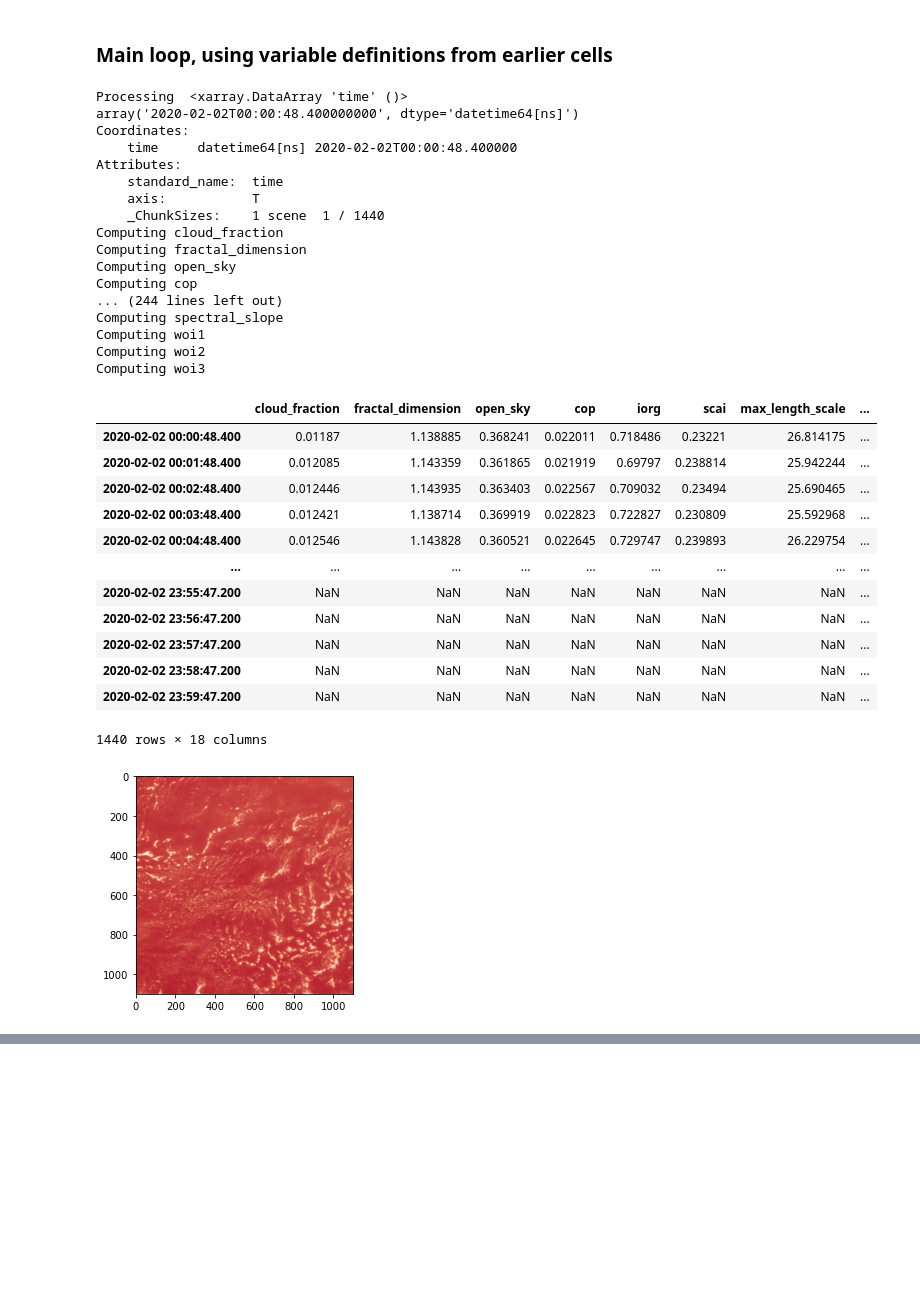
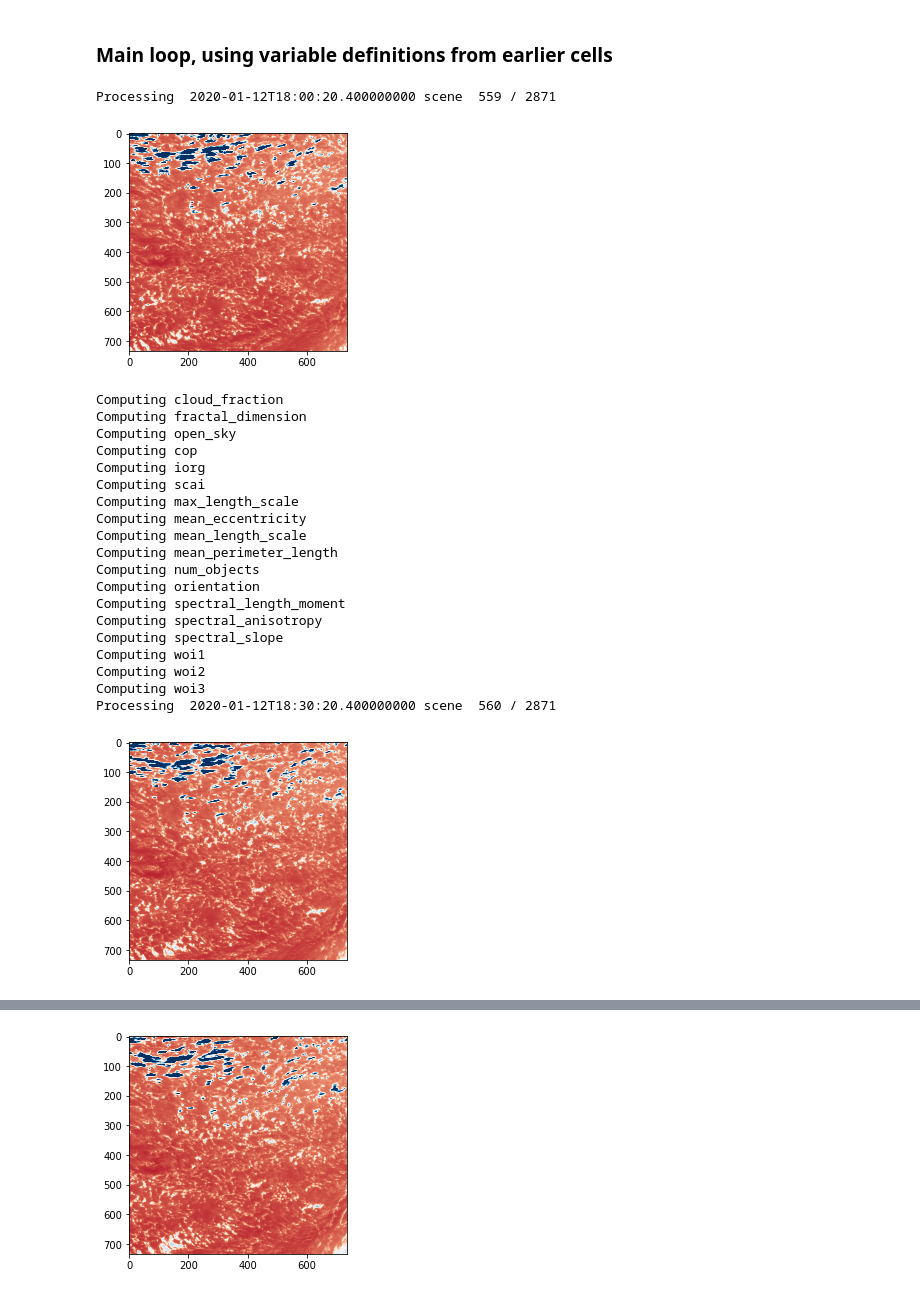
Before and after one commit to martinjanssens/cloudmetrics-c3ontext, a Jupyter notebook: C3ONTEXT-cloudmetrics.ipynb, the cells around one changed output, grey strips where cells are left out. Cells and saved outputs as stored; diff of their text form; code cells hidden in the pictures; blank space fills up the shorter version.

Commit message:
Added specific requirements (to use with pip), postprocessing capability from original cloudmetrics repo, computed some 500 scenes and they seem to behave as expected.

```diff
--- a/C3ONTEXT-cloudmetrics.ipynb
+++ b/C3ONTEXT-cloudmetrics.ipynb
@@ -175,35 +197,39 @@ df_metrics = pd.DataFrame(index=ds['time'], columns=metrics)
 # %% [markdown]
 ### Main loop, using variable definitions from earlier cells
 # %%
-for i in range(10):
+for i in range(558,len(ds['time'])):
     print('Processing ', ds['time'][i].data, 'scene ', i+1, '/', len(ds['time']))
 
-    # Select
-    scene = ds.C13.isel(time=i)
+    # These operations will try to actually access the data, but network access to data source
+    # is unstable so need to build in fail-safe
+    while True:
+        # Select
+        scene = ds.C13.isel(time=i)
 
-    # Subset
-    scene = scene.sel(lat=slice(lat1, lat0), lon=slice(lon0,lon1))
+        # Subset
+        scene = scene.sel(lat=slice(lat1, lat0), lon=slice(lon0,lon1))
 
-    # Resize
-    # This operation will try to get, though access is unstable so need to build in fail-safes
-    while True:
         try:
+            # Resize
             imin = np.argmin(scene.shape)
             scene = resize(scene, (scene.shape[imin],scene.shape[imin]), anti_aliasing=True)
+            assert(np.isnan(scene).any() == False)
         except:
             print('Unable to access scene, retrying...')
+            time.sleep(5)
             continue
         break
 
     # Plot scene
     plt.imshow(scene, cmap=cmap, vmin=vmin, vmax=vmax)
+    plt.show()
 
     # Define cloud mask
     cloud_mask = np.zeros(scene.shape,dtype=int)
     cloud_mask[(scene < T_cl_max) & (scene > T_cl_min)] = 1
 
     # Test high clouds
-    if np.percentile(test_sub_res[test_cm == 1], q_cutoff) < T_cutoff:
+    if np.percentile(test_sub_res, q_cutoff) < T_cutoff:
         print('Reject due to high clouds')
         continue
 
@@ -234,61 +260,54 @@ for i in range(10):
             if 'open_sky' in metrics[j]:
                 _, df_metrics.iloc[i].loc[metrics[j]] = fn_metric(cloud_mask)
             else:
                 df_metrics.iloc[i].loc[metrics[j]] = fn_metric(cloud_mask)
 
         # Cloud scalar metrics
         elif metrics[j] in available_scalar_metrics.keys():
             print('Computing', metrics[j])
             fn_metric = available_scalar_metrics[metrics[j]]
 
             # Spectral metrics exception
             if 'spectral' in metrics[j]:
 
                 # Compute spectra if not done yet
                 if not computed_spectra:
                     wavenumbers, psd_1d_radial, psd_1d_azimuthal = cloudmetrics.scalar.compute_spectra(scene)
                     computed_spectra = True
 
                 # Compute metrics
                 if 'anisotropy' in metrics[j]:
                     df_metrics.iloc[i].loc[metrics[j]] = fn_metric(psd_1d_azimuthal)
                 else:
                     df_metrics.iloc[i].loc[metrics[j]] = fn_metric(wavenumbers, psd_1d_radial)
 
             # All other scalar metrics computed normally
             else:
                 df_metrics.iloc[i].loc[metrics[j]] = fn_metric(scene)
 
+        # Store after each scene
+        df_metrics.to_hdf('df_metrics.h5', 'cloudmetrics', mode='w')
 df_metrics
 # %% [output]
-Processing  <xarray.DataArray 'time' ()>
-array('2020-02-02T00:00:48.400000000', dtype='datetime64[ns]')
-Coordinates:
-    time     datetime64[ns] 2020-02-02T00:00:48.400000
-Attributes:
-    standard_name:  time
-    axis:           T
-    _ChunkSizes:    1 scene  1 / 1440
-Computing cloud_fraction
-Computing fractal_dimension
-Computing open_sky
-Computing cop
-... (244 lines left out)
-Computing spectral_slope
-Computing woi1
-Computing woi2
-Computing woi3
+Processing  2020-01-12T18:00:20.400000000 scene  559 / 2871
-|  | cloud_fraction | fractal_dimension | open_sky | cop | iorg | scai | max_length_scale | ... |
-| 2020-02-02 00:00:48.400 | 0.01187 | 1.138885 | 0.368241 | 0.022011 | 0.718486 | 0.23221 | 26.814175 | ... |
-| 2020-02-02 00:01:48.400 | 0.012085 | 1.143359 | 0.361865 | 0.021919 | 0.69797 | 0.238814 | 25.942244 | ... |
-| 2020-02-02 00:02:48.400 | 0.012446 | 1.143935 | 0.363403 | 0.022567 | 0.709032 | 0.23494 | 25.690465 | ... |
-| 2020-02-02 00:03:48.400 | 0.012421 | 1.138714 | 0.369919 | 0.022823 | 0.722827 | 0.230809 | 25.592968 | ... |
-| 2020-02-02 00:04:48.400 | 0.012546 | 1.143828 | 0.360521 | 0.022645 | 0.729747 | 0.239893 | 26.229754 | ... |
-| ... | ... | ... | ... | ... | ... | ... | ... | ... |
-| 2020-02-02 23:55:47.200 | NaN | NaN | NaN | NaN | NaN | NaN | NaN | ... |
-| 2020-02-02 23:56:47.200 | NaN | NaN | NaN | NaN | NaN | NaN | NaN | ... |
-| 2020-02-02 23:57:47.200 | NaN | NaN | NaN | NaN | NaN | NaN | NaN | ... |
-| 2020-02-02 23:58:47.200 | NaN | NaN | NaN | NaN | NaN | NaN | NaN | ... |
-| 2020-02-02 23:59:47.200 | NaN | NaN | NaN | NaN | NaN | NaN | NaN | ... |
+[figure, new version]
-1440 rows × 18 columns
+Computing cloud_fraction
+Computing fractal_dimension
+Computing open_sky
+Computing cop
+Computing iorg
+Computing scai
+Computing max_length_scale
+Computing mean_eccentricity
+Computing mean_length_scale
+Computing mean_perimeter_length
+Computing num_objects
+Computing orientation
+Computing spectral_length_moment
+Computing spectral_anisotropy
+Computing spectral_slope
+Computing woi1
+Computing woi2
+Computing woi3
+Processing  2020-01-12T18:30:20.400000000 scene  560 / 2871
-[figure, old version]
+[figure, added]
@@ -294,0 +333 @@ Computing woi3
+[figure, added]
```
Also changed, not shown: parts of 17 cells of this notebook, 9 other files.
